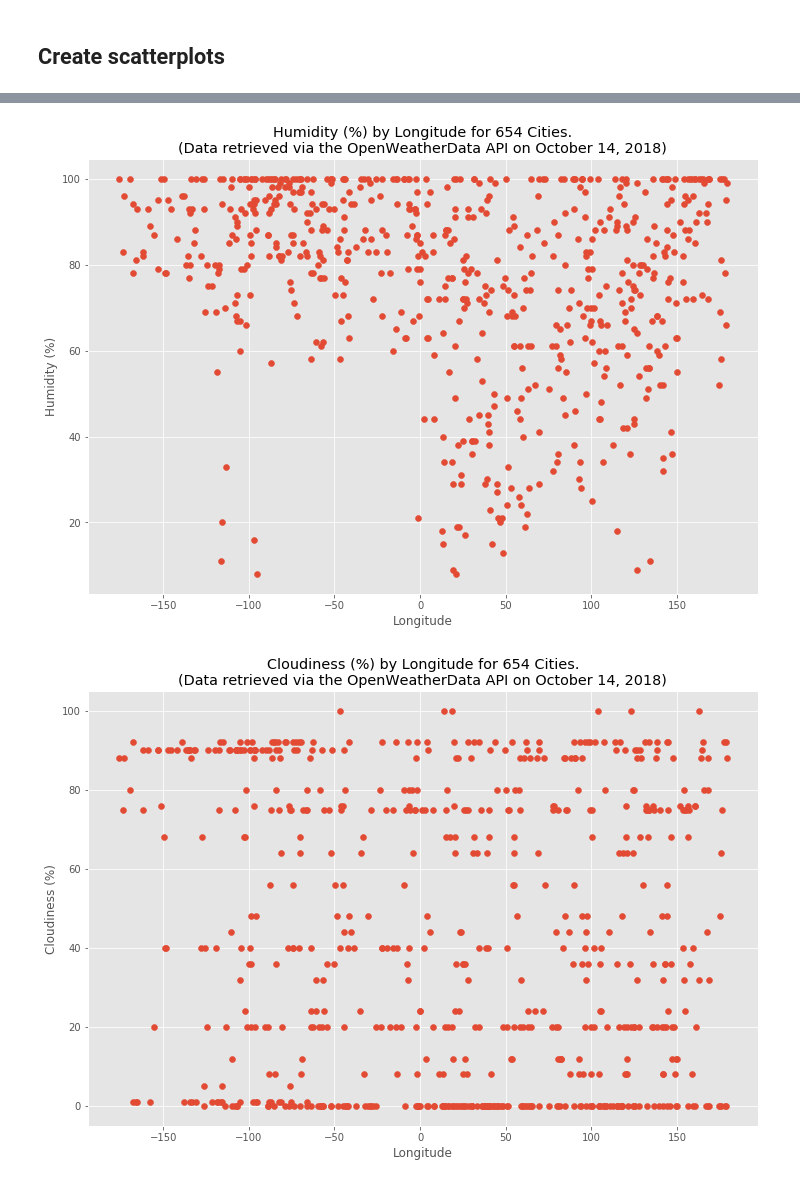
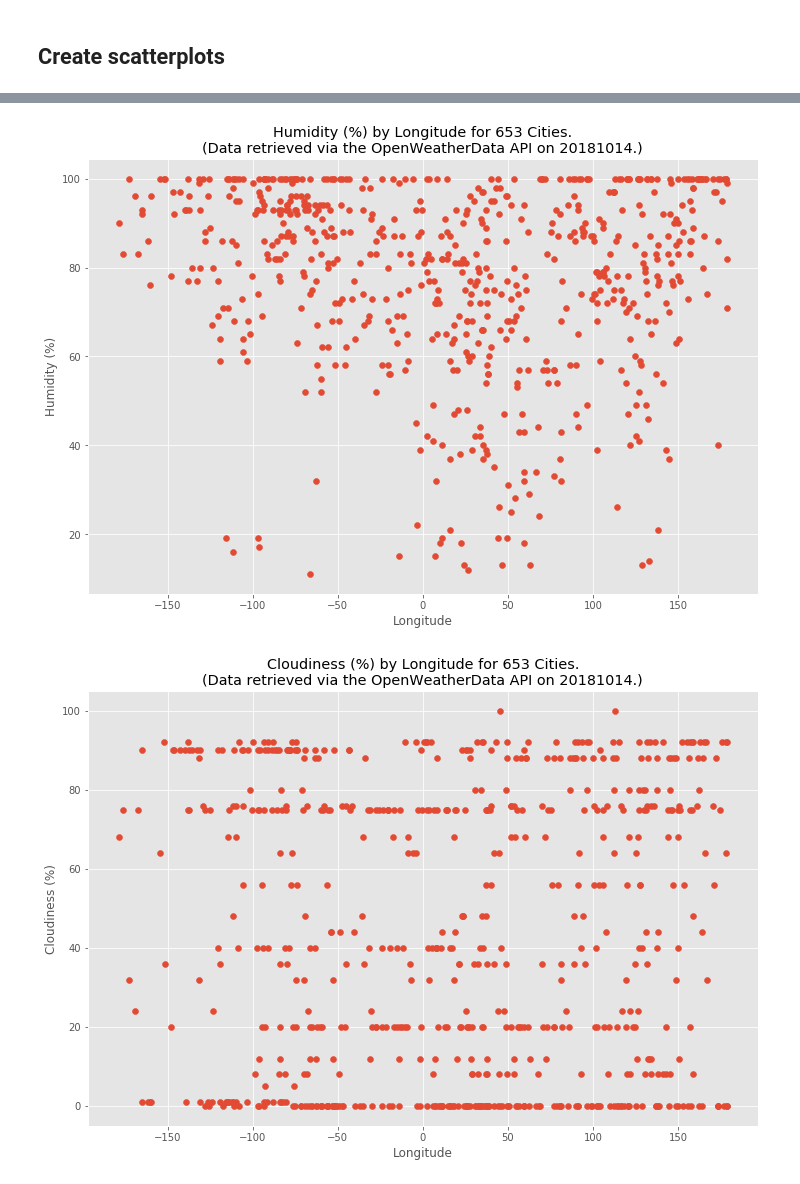
Before and after one commit to rochiecuevas/WeatherPy, a Jupyter notebook: WeatherPy.ipynb, the cells around one changed output, grey strips where cells are left out. Saved outputs shown, nothing was run; the diff lists cells and outputs as text; code cells hidden in the pictures.

```diff
--- a/WeatherPy.ipynb
+++ b/WeatherPy.ipynb
@@ -164,7 +165,10 @@ tamara,hn has 75% cloudiness.
 ----------
 # %%
+# Get the date today for the file date-stamp
+today = dt.datetime.today().strftime('%Y%m%d')
+
 # save the dataframe as a csv file
-city_df2.to_csv("weather_output.csv", encoding = "utf-8", index = False)
+city_df2.to_csv('weather_output_{}.csv'.format(today), index = False, encoding = 'utf-8')
 
 # Preview the dataframe
 city_df2.head()
@@ -249,27 +253,27 @@ plt.show()
 # %%
 # Longitude vs Humidity
 plt.scatter(city_df2["longitude"], city_df2["Humidity (%)"])
 plt.xlabel("Longitude")
 plt.ylabel("Humidity (%)")
-plt.title("Humidity (%) by Longitude for 654 Cities.\n(Data retrieved via the OpenWeatherData API on October 14, 2018)")
+plt.title(f"Humidity (%) by Longitude for {len(city_df2)} Cities.\n(Data retrieved via the OpenWeatherData API on {today}.)")
 
 # Save image
-plt.savefig("Images/long_hum.png")
+plt.savefig("Images/long_hum_{}.png".format(today))
 plt.show()
 # %% [output]
-[figure, old version]
+[figure, new version]
 # %%
 # Longitude vs Cloudiness
 plt.scatter(city_df2["longitude"], city_df2["Cloudiness (%)"])
 plt.xlabel("Longitude")
 plt.ylabel("Cloudiness (%)")
-plt.title("Cloudiness (%) by Longitude for 654 Cities.\n(Data retrieved via the OpenWeatherData API on October 14, 2018)")
+plt.title(f"Cloudiness (%) by Longitude for {len(city_df2)} Cities.\n(Data retrieved via the OpenWeatherData API on {today}.)")
 
 # Save image
-plt.savefig("Images/long_cloud.png")
+plt.savefig("Images/long_cloud_{}.png".format(today))
 plt.show()
 # %% [output]
-[figure, old version]
+[figure, new version]
 # %%
 # Longitude vs Wind Speed
 plt.scatter(city_df2["longitude"], city_df2["Wind Speed (mph)"])
```
Also changed, not shown: parts of 14 cells of this notebook, 1 other file.
